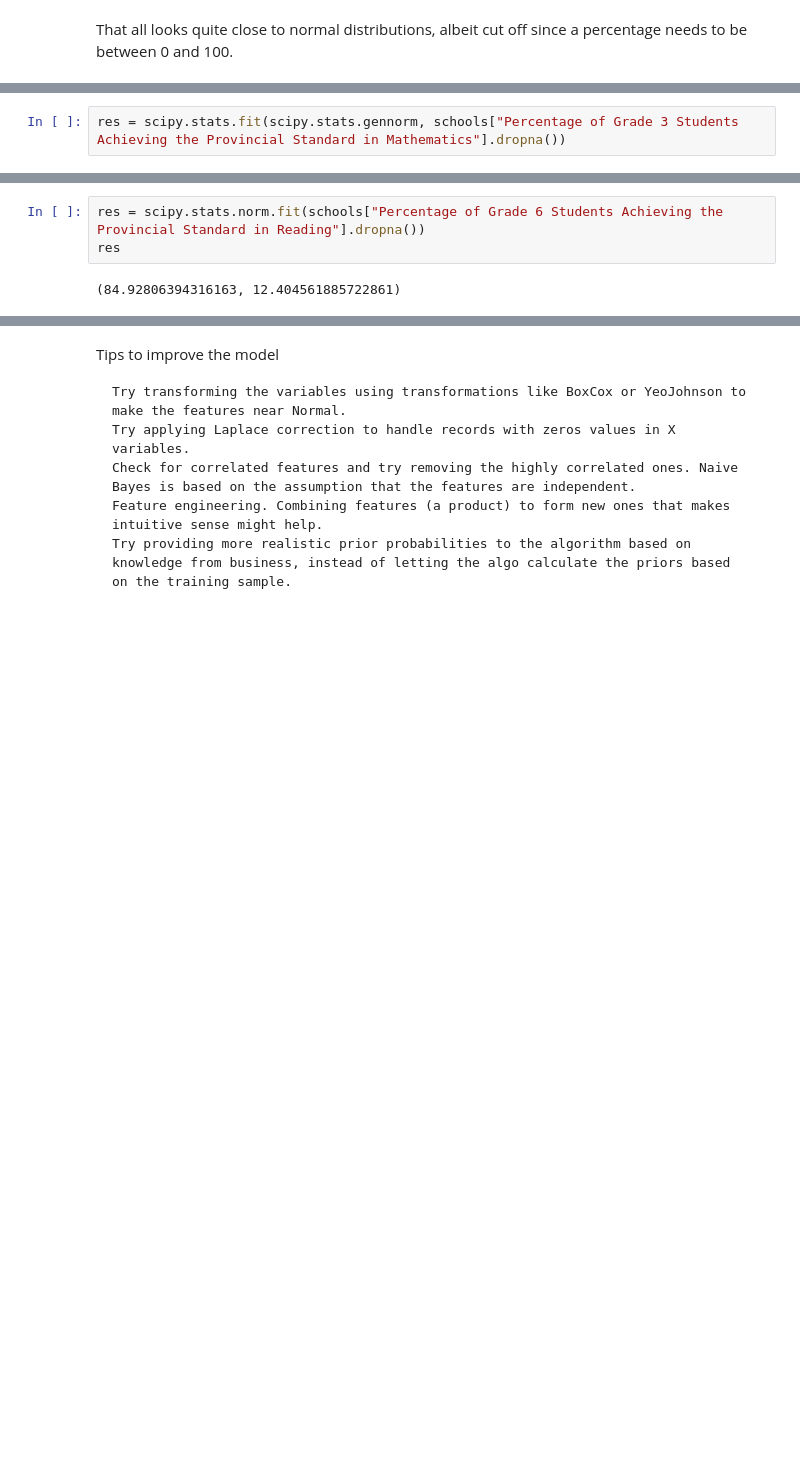
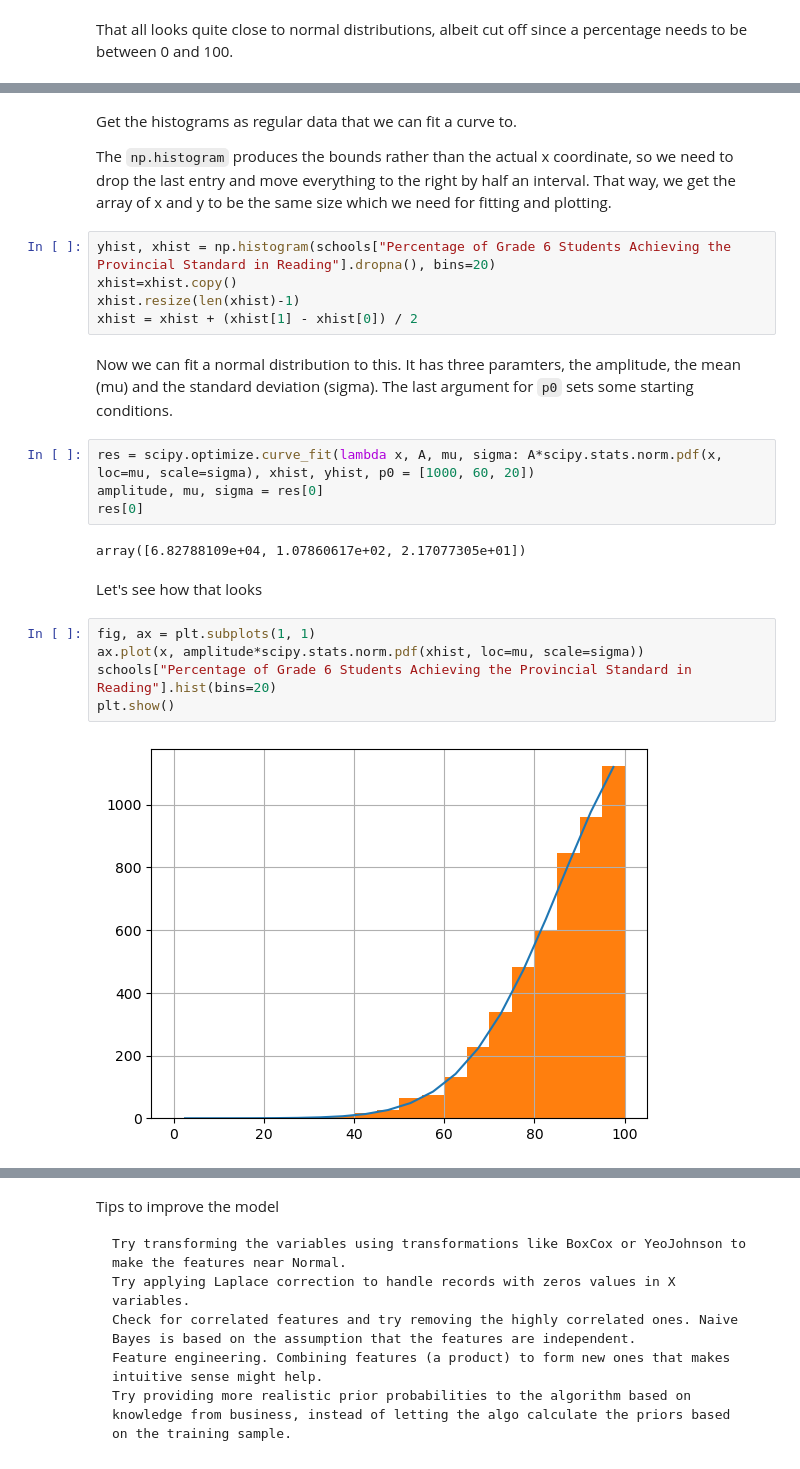
Before and after one commit to uOttawa-IT-Research-teaching/ML_naive_bayes, a Jupyter notebook: bayes.ipynb, the cells around one changed output, grey strips where cells are left out. Drawn from its saved outputs; the diff is of its cells as text; blank space fills up the shorter version.

Commit message:
Took schools as far as it would go

```diff
--- a/bayes.ipynb
+++ b/bayes.ipynb
@@ -502,2 +502,0 @@ import scipy.stats
-# %%
-res = scipy.stats.fit(scipy.stats.gennorm, schools["Percentage of Grade 3 Students Achieving the Provincial Standard in Mathematics"].dropna())
@@ -510,5 +503,26 @@ FitParams(loc=0.0, scale=1.0)
-# %%
-res = scipy.stats.norm.fit(schools["Percentage of Grade 6 Students Achieving the Provincial Standard in Reading"].dropna())
-res
-# %% [output]
-(84.92806394316163, 12.404561885722861)
+# %% [markdown]
+Get the histograms as regular data that we can fit a curve to.
+
+The `np.histogram` produces the bounds rather than the actual x coordinate, so we need to drop the last entry and move everything to the right by half an interval. That way, we get the array of x and y to be the same size which we need for fitting and plotting.
+# %%
+yhist, xhist = np.histogram(schools["Percentage of Grade 6 Students Achieving the Provincial Standard in Reading"].dropna(), bins=20)
+xhist=xhist.copy()
+xhist.resize(len(xhist)-1)
+xhist = xhist + (xhist[1] - xhist[0]) / 2
+# %% [markdown]
+Now we can fit a normal distribution to this. It has three paramters, the amplitude, the mean (mu) and the standard deviation (sigma). The last argument for `p0` sets some starting conditions.
+# %%
+res = scipy.optimize.curve_fit(lambda x, A, mu, sigma: A*scipy.stats.norm.pdf(x, loc=mu, scale=sigma), xhist, yhist, p0 = [1000, 60, 20])
+amplitude, mu, sigma = res[0]
+res[0]
+# %% [output]
+array([6.82788109e+04, 1.07860617e+02, 2.17077305e+01])
+# %% [markdown]
+Let's see how that looks
+# %%
+fig, ax = plt.subplots(1, 1)
+ax.plot(x, amplitude*scipy.stats.norm.pdf(xhist, loc=mu, scale=sigma))
+schools["Percentage of Grade 6 Students Achieving the Provincial Standard in Reading"].hist(bins=20)
+plt.show()
+# %% [output]
+[figure, added]
```
Also changed, not shown: parts of 44 cells of this notebook.
